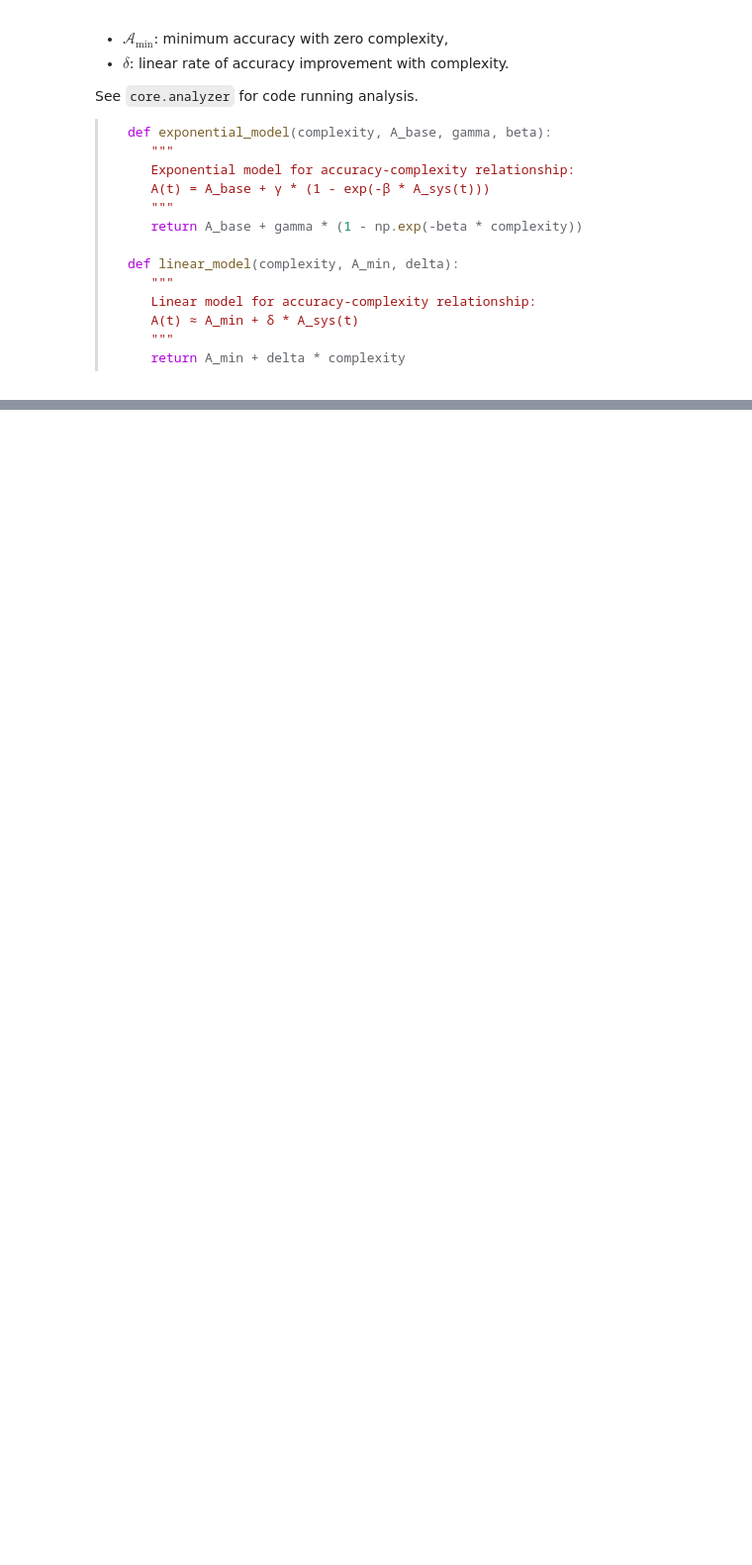
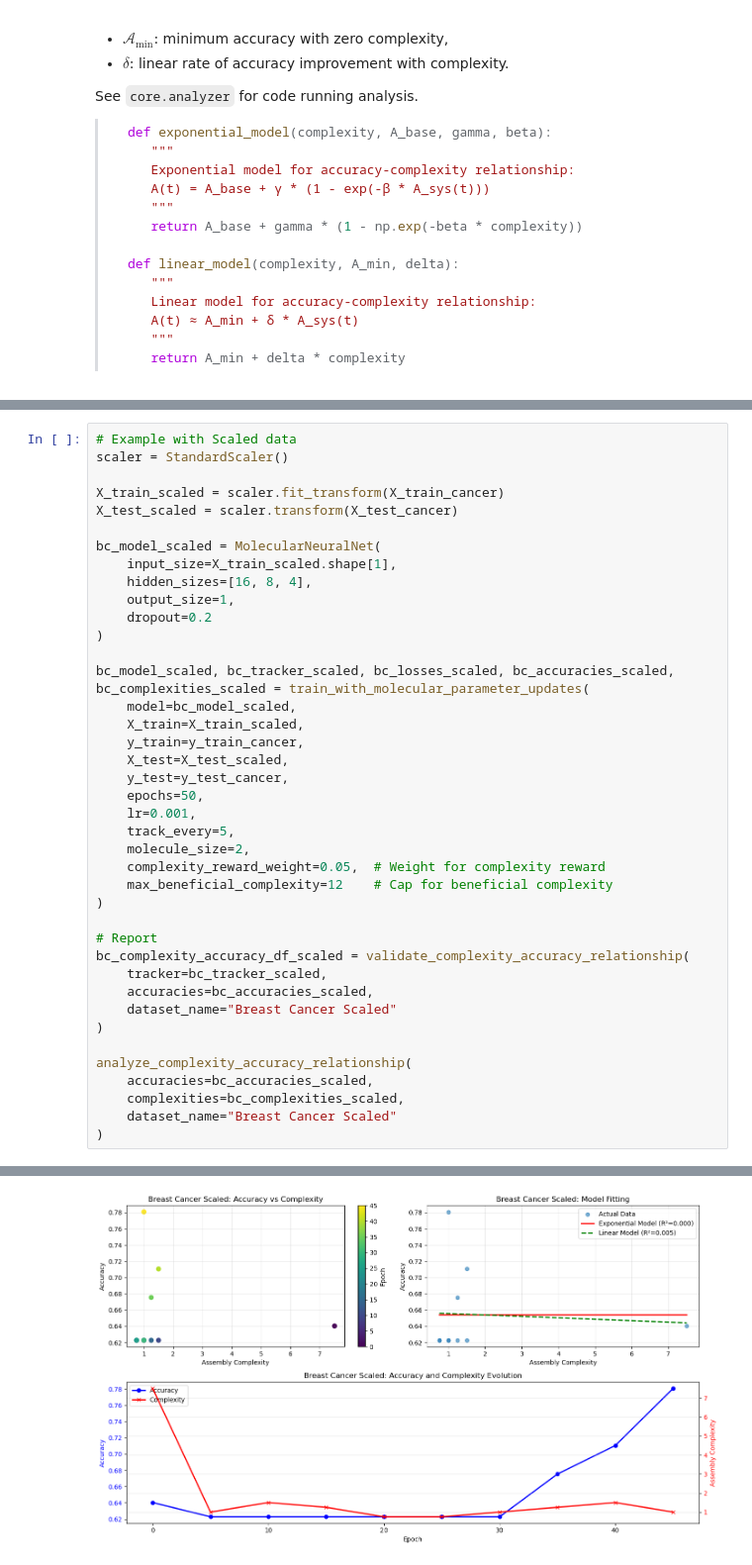
Before and after one commit to Cind3r/CASTLE, a Jupyter notebook: CASTLE.ipynb, the cells around one changed output, grey strips where cells are left out. Shown at 99% size. Drawn from its saved outputs; the diff is of its cells as text; blank space fills up the shorter version.

```diff
--- a/CASTLE.ipynb
+++ b/CASTLE.ipynb
@@ -1568,0 +488,41 @@ This mathematical framework provides both theoretical understanding and practica
+# %%
+# Example with Scaled data
+scaler = StandardScaler()
+
+X_train_scaled = scaler.fit_transform(X_train_cancer)
+X_test_scaled = scaler.transform(X_test_cancer)
+
+bc_model_scaled = MolecularNeuralNet(
+    input_size=X_train_scaled.shape[1],
+    hidden_sizes=[16, 8, 4],
+    output_size=1,
+    dropout=0.2
+)
+
+bc_model_scaled, bc_tracker_scaled, bc_losses_scaled, bc_accuracies_scaled, bc_complexities_scaled = train_with_molecular_parameter_updates(
+    model=bc_model_scaled,
+    X_train=X_train_scaled,
+    y_train=y_train_cancer,
+    X_test=X_test_scaled,
+    y_test=y_test_cancer,
+    epochs=50,
+    lr=0.001,
+    track_every=5,
+    molecule_size=2,
+    complexity_reward_weight=0.05,  # Weight for complexity reward
+    max_beneficial_complexity=12    # Cap for beneficial complexity
+)
+
+# Report
+bc_complexity_accuracy_df_scaled = validate_complexity_accuracy_relationship(
+    tracker=bc_tracker_scaled,
+    accuracies=bc_accuracies_scaled,
+    dataset_name="Breast Cancer Scaled"
+)
+
+analyze_complexity_accuracy_relationship(
+    accuracies=bc_accuracies_scaled,
+    complexities=bc_complexities_scaled,
+    dataset_name="Breast Cancer Scaled"
+)
+# %% [output]
@@ -1568,0 +543 @@ This mathematical framework provides both theoretical understanding and practica
+[figure, added]
```
Also changed, not shown: parts of 13 cells of this notebook, 1 other file.
